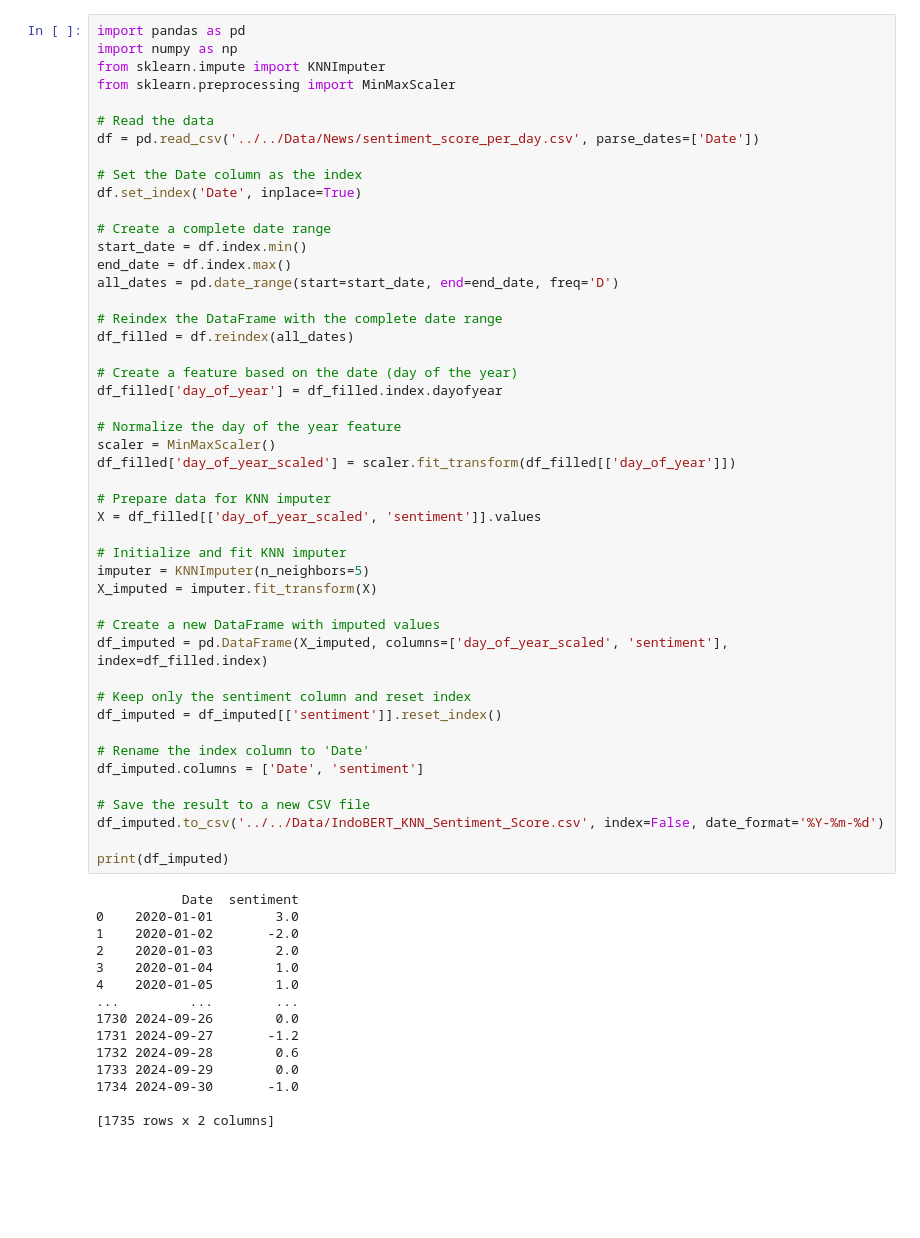
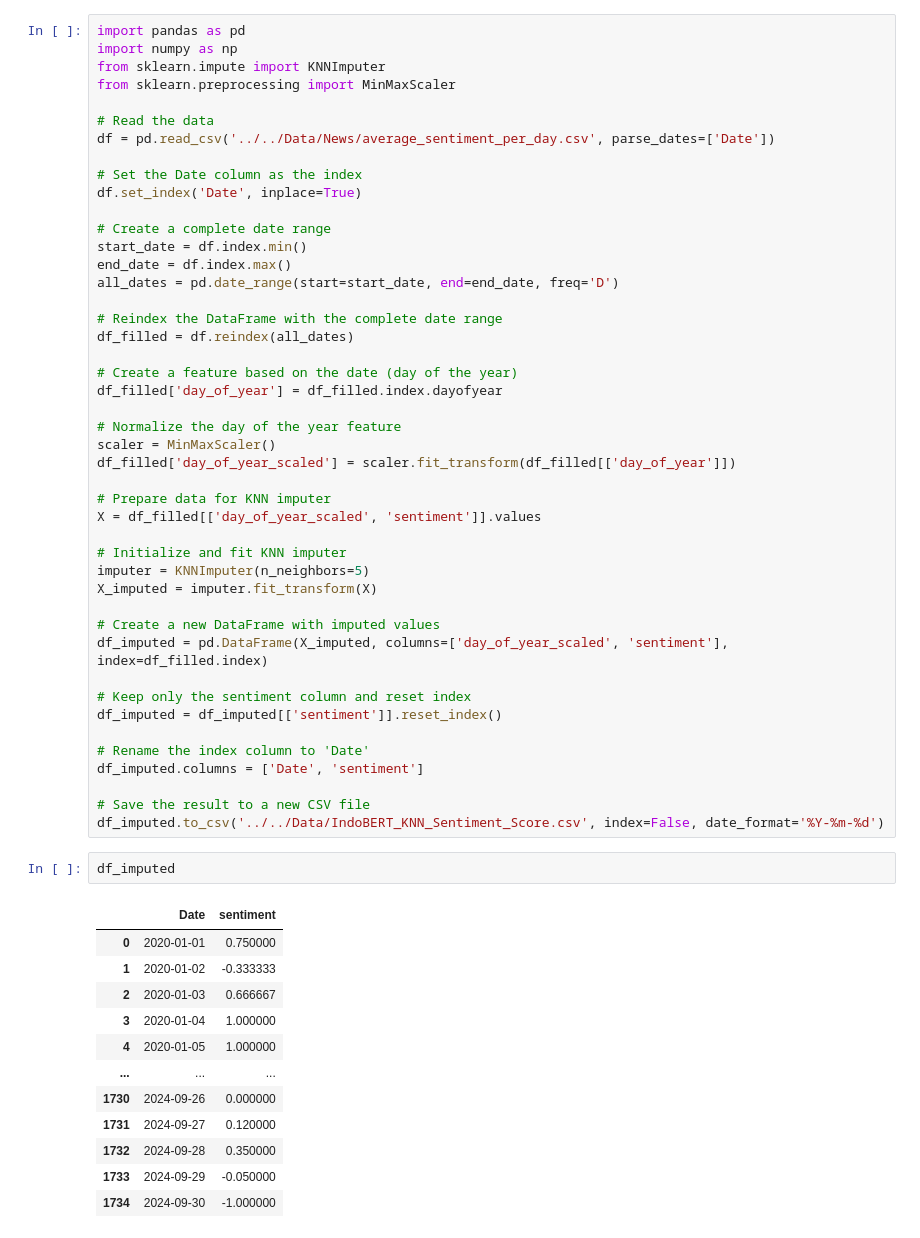
Before and after one commit to Rizr09/magnum-opus, a Jupyter notebook: NLP/IndoBERT/count_sentiment_per_day_sync.ipynb, the cells around one changed output. Saved outputs shown, nothing was run; the diff lists cells and outputs as text; blank space fills up the shorter version.

```diff
--- a/NLP/IndoBERT/count_sentiment_per_day_sync.ipynb
+++ b/NLP/IndoBERT/count_sentiment_per_day_sync.ipynb
@@ -5,7 +5,7 @@ from sklearn.impute import KNNImputer
 from sklearn.preprocessing import MinMaxScaler
 
 # Read the data
-df = pd.read_csv('../../Data/News/sentiment_score_per_day.csv', parse_dates=['Date'])
+df = pd.read_csv('../../Data/News/average_sentiment_per_day.csv', parse_dates=['Date'])
 
 # Set the Date column as the index
 df.set_index('Date', inplace=True)
@@ -43,20 +43,18 @@ df_imputed.columns = ['Date', 'sentiment']
 
 # Save the result to a new CSV file
 df_imputed.to_csv('../../Data/IndoBERT_KNN_Sentiment_Score.csv', index=False, date_format='%Y-%m-%d')
-
-print(df_imputed)
-# %% [output]
-           Date  sentiment
-0    2020-01-01        3.0
-1    2020-01-02       -2.0
-2    2020-01-03        2.0
-3    2020-01-04        1.0
-4    2020-01-05        1.0
-...         ...        ...
-1730 2024-09-26        0.0
-1731 2024-09-27       -1.2
-1732 2024-09-28        0.6
-1733 2024-09-29        0.0
-1734 2024-09-30       -1.0
-
-[1735 rows x 2 columns]
+# %%
+df_imputed
+# %% [output]
+|  | Date | sentiment |
+| 0 | 2020-01-01 | 0.750000 |
+| 1 | 2020-01-02 | -0.333333 |
+| 2 | 2020-01-03 | 0.666667 |
+| 3 | 2020-01-04 | 1.000000 |
+| 4 | 2020-01-05 | 1.000000 |
+| ... | ... | ... |
+| 1730 | 2024-09-26 | 0.000000 |
+| 1731 | 2024-09-27 | 0.120000 |
+| 1732 | 2024-09-28 | 0.350000 |
+| 1733 | 2024-09-29 | -0.050000 |
+| 1734 | 2024-09-30 | -1.000000 |
```
Also changed, not shown: parts of 1 cell of this notebook, 16 other files.
